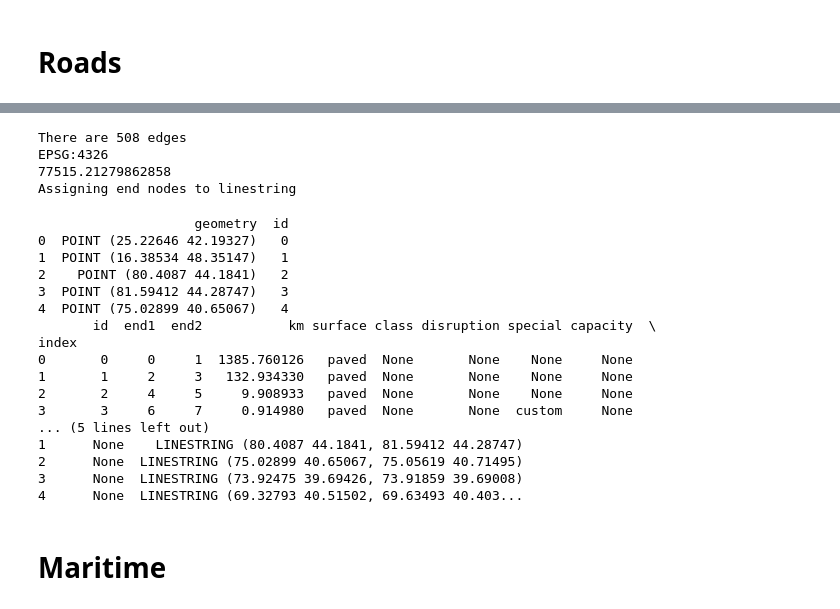
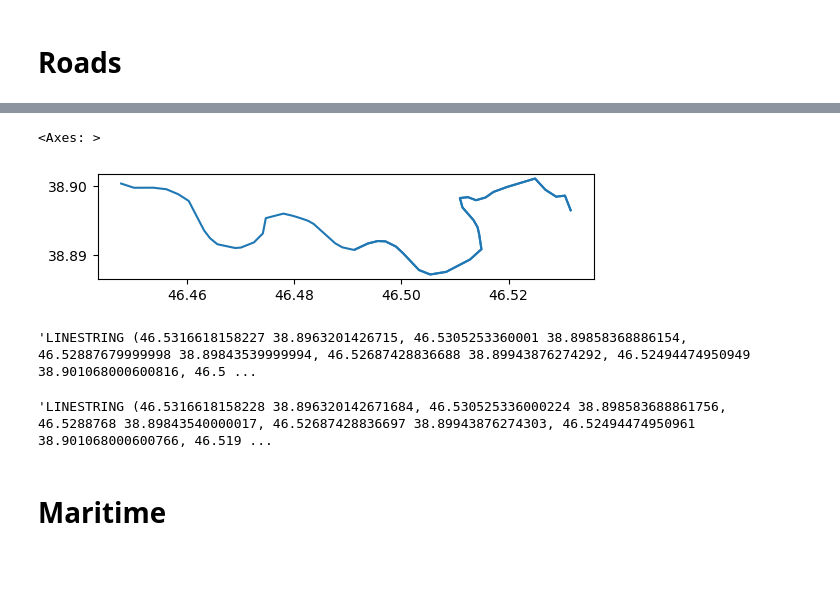
Before and after one commit to ccolon/disrupt-sc, a Jupyter notebook: dataprep/TransportNetwork.ipynb, the cells around one changed output, grey strips where cells are left out. Saved outputs shown, nothing was run; the diff lists cells and outputs as text; code cells hidden in the pictures; blank space fills up the shorter version.

```diff
--- a/dataprep/TransportNetwork.ipynb
+++ b/dataprep/TransportNetwork.ipynb
@@ -283,0 +402,6 @@ edges
+# %%
+new_geom = line1.difference(intersection)
+print(new_geom.wkt)
+linestring_list = [geom for geom in new_geom.geoms]
+print(linestring_list)
+print(line2.wkt)
@@ -283,0 +440,3 @@ edges
+# %%
+overlapping_parts = geometry_to_list_of_single_geom(line1.intersection(line2), "LineString")
+line1.difference(overlapping_parts)
@@ -343,59 +666,16 @@ index
-# %%
-transport_mode = 'roads'
-special_suffix = ""  # _ximena leave empty "" otherwise
-subfolder = os.path.join(input_folder, transport_mode.capitalize())
-
-#nodes['special'] = nodes['name'] #should do it in QGIS but for obscure reasons it does not work
-edges = loadAndFormatGeojson(transport_mode, "edges", subfolder, special_suffix)
-nodes = create_nodes_from_edges(edges)
-
-edges['surface'] = 'paved'
-if "surface" not in edges.columns:
-    edges['surface'] = 'paved'
-if "class" not in edges.columns:
-    edges['class'] = None
-if "disruption" not in edges.columns:
-    edges['disruption'] = None
-if "name" not in edges.columns:
-    edges['name'] = None
-if "special" not in edges.columns:
-    edges['special'] = None
-
-edges = addKm(edges, projected_crs)
-print(edges['km'].sum())
-edges = assignEndpointsAndUpdateFullDf(edges, nodes)
-
-print(nodes.head())
-print(edges.head())
-
-nodes.to_file(os.path.join(output_folder, transport_mode+"_nodes"+special_suffix+".geojson"), driver="GeoJSON", index=False)
-edges.to_file(os.path.join(output_folder, transport_mode+"_edges"+special_suffix+".geojson"), driver="GeoJSON", index=False)
-
-if (edges['end1'] == edges['end2']).any():
-    print('ATT')
-    edges[edges['end1'] == edges['end2']]
-# %% [output]
-There are 508 edges
-EPSG:4326
-77515.21279862858
-Assigning end nodes to linestring
-                    geometry  id
-0  POINT (25.22646 42.19327)   0
-1  POINT (16.38534 48.35147)   1
-2    POINT (80.4087 44.1841)   2
-3  POINT (81.59412 44.28747)   3
-4  POINT (75.02899 40.65067)   4
-       id  end1  end2           km surface class disruption special capacity  \
-index
-0       0     0     1  1385.760126   paved  None       None    None     None
-1       1     2     3   132.934330   paved  None       None    None     None
-2       2     4     5     9.908933   paved  None       None    None     None
-3       3     6     7     0.914980   paved  None       None  custom     None
-... (5 lines left out)
-1      None    LINESTRING (80.4087 44.1841, 81.59412 44.28747)
-2      None  LINESTRING (75.02899 40.65067, 75.05619 40.71495)
-3      None  LINESTRING (73.92475 39.69426, 73.91859 39.69008)
-4      None  LINESTRING (69.32793 40.51502, 69.63493 40.403...
+# %%
+edges.loc[[153, 1406]].plot()
+# %% [output]
+<Axes: >
+[figure, added]
+# %%
+edges.loc[153, "geometry"].wkt
+# %% [output]
+'LINESTRING (46.5316618158227 38.8963201426715, 46.5305253360001 38.89858368886154, 46.52887679999998 38.89843539999994, 46.52687428836688 38.89943876274292, 46.52494474950949 38.901068000600816, 46.5 ...
+# %%
+edges.loc[1406, "geometry"].wkt
+# %% [output]
+'LINESTRING (46.5316618158228 38.896320142671684, 46.530525336000224 38.898583688861756, 46.5288768 38.89843540000017, 46.52687428836697 38.89943876274303, 46.52494474950961 38.901068000600766, 46.519 ...
 # %% [markdown]
 # Maritime
 # %%
```
Also changed, not shown: parts of 23 cells of this notebook, 13 other files.
